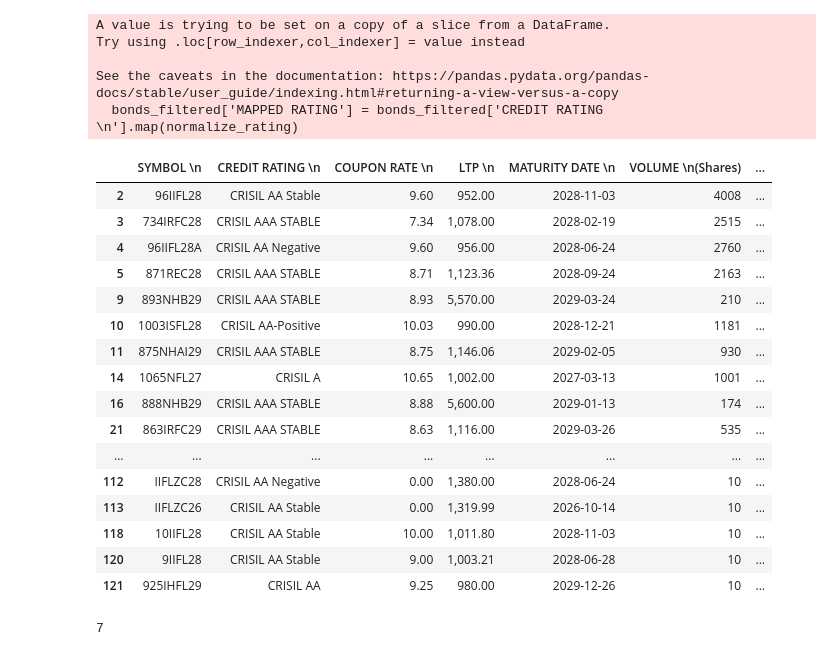
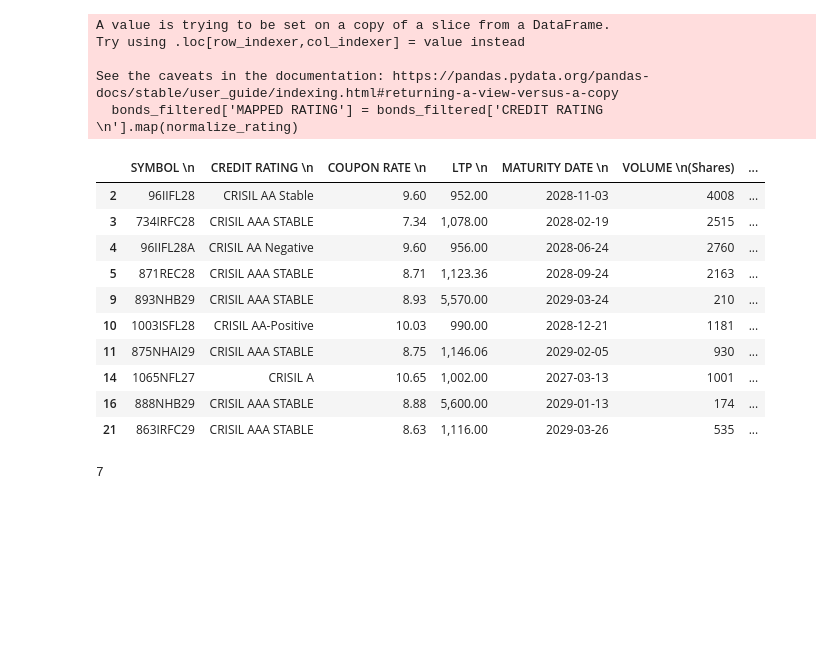
Before and after one commit to Rudra-prasad-tarai/CreditRiskOptimisation, a Jupyter notebook: Credit_Risk_Optimisation.ipynb, the cells around one changed output. Drawn from its saved outputs; the diff is of its cells as text; code cells hidden in the pictures; blank space fills up the shorter version.

```diff
--- a/Credit_Risk_Optimisation.ipynb
+++ b/Credit_Risk_Optimisation.ipynb
@@ -177,10 +166,18 @@ def normalize_rating(rating):
         return 'AAA'
     elif 'AA' in rating:
         return 'AA'
+    elif 'AA+' in rating:
+        return 'AA+'
+    elif 'AA-' in rating:
+        return 'AA-'
     elif 'A' in rating:
         return 'A'
     elif 'BBB' in rating:
         return 'BBB'
+    elif 'BB+' in rating:
+        return 'BB+'
+    elif 'BB-' in rating:
+        return 'BB-'
     elif 'BB' in rating:
         return 'BB'
     elif 'B' in rating:
@@ -243,25 +240,19 @@ Try using .loc[row_indexer,col_indexer] = value instead
 See the caveats in the documentation: https://pandas.pydata.org/pandas-docs/stable/user_guide/indexing.html#returning-a-view-versus-a-copy
   bonds_filtered['MAPPED RATING'] = bonds_filtered['CREDIT RATING \n'].map(normalize_rating)
 # %%
-bonds_filtered
+bonds_filtered.head(10)
 # %% [output]
 |  | SYMBOL \n | CREDIT RATING \n | COUPON RATE \n | LTP \n | MATURITY DATE \n | VOLUME \n(Shares) | ... |
 | 2 | 96IIFL28 | CRISIL AA Stable | 9.60 | 952.00 | 2028-11-03 | 4008 | ... |
 | 3 | 734IRFC28 | CRISIL AAA STABLE | 7.34 | 1,078.00 | 2028-02-19 | 2515 | ... |
 | 4 | 96IIFL28A | CRISIL AA Negative | 9.60 | 956.00 | 2028-06-24 | 2760 | ... |
 | 5 | 871REC28 | CRISIL AAA STABLE | 8.71 | 1,123.36 | 2028-09-24 | 2163 | ... |
 | 9 | 893NHB29 | CRISIL AAA STABLE | 8.93 | 5,570.00 | 2029-03-24 | 210 | ... |
 | 10 | 1003ISFL28 | CRISIL AA-Positive | 10.03 | 990.00 | 2028-12-21 | 1181 | ... |
 | 11 | 875NHAI29 | CRISIL AAA STABLE | 8.75 | 1,146.06 | 2029-02-05 | 930 | ... |
 | 14 | 1065NFL27 | CRISIL A | 10.65 | 1,002.00 | 2027-03-13 | 1001 | ... |
 | 16 | 888NHB29 | CRISIL AAA STABLE | 8.88 | 5,600.00 | 2029-01-13 | 174 | ... |
 | 21 | 863IRFC29 | CRISIL AAA STABLE | 8.63 | 1,116.00 | 2029-03-26 | 535 | ... |
-| ... | ... | ... | ... | ... | ... | ... | ... |
-| 112 | IIFLZC28 | CRISIL AA Negative | 0.00 | 1,380.00 | 2028-06-24 | 10 | ... |
-| 113 | IIFLZC26 | CRISIL AA Stable | 0.00 | 1,319.99 | 2026-10-14 | 10 | ... |
-| 118 | 10IIFL28 | CRISIL AA Stable | 10.00 | 1,011.80 | 2028-11-03 | 10 | ... |
-| 120 | 9IIFL28 | CRISIL AA Stable | 9.00 | 1,003.21 | 2028-06-28 | 10 | ... |
-| 121 | 925IHFL29 | CRISIL AA | 9.25 | 980.00 | 2029-12-26 | 10 | ... |
 # %%
 print(len(transition_matrix))
 transition_matrix
```
Also changed, not shown: parts of 42 cells of this notebook.
